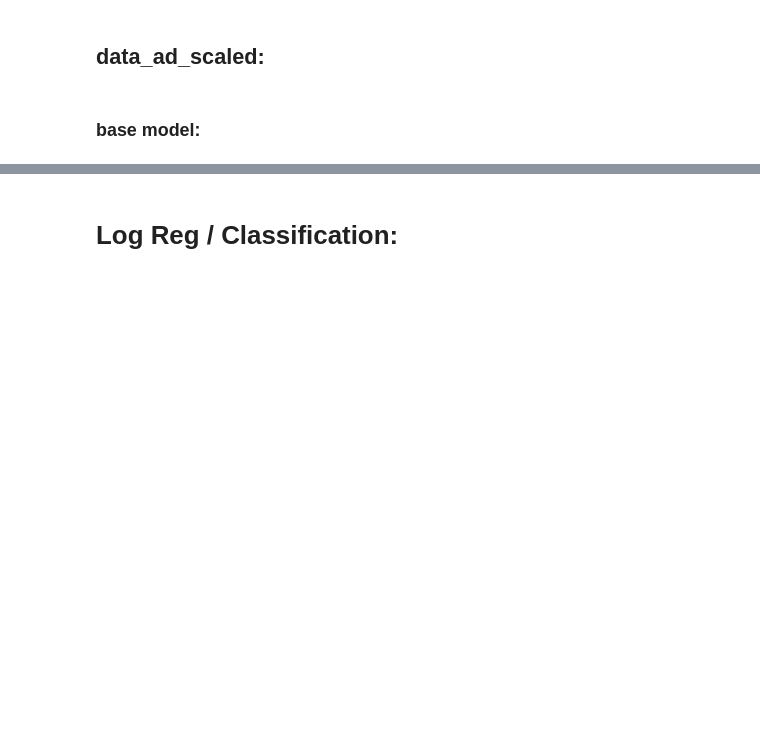
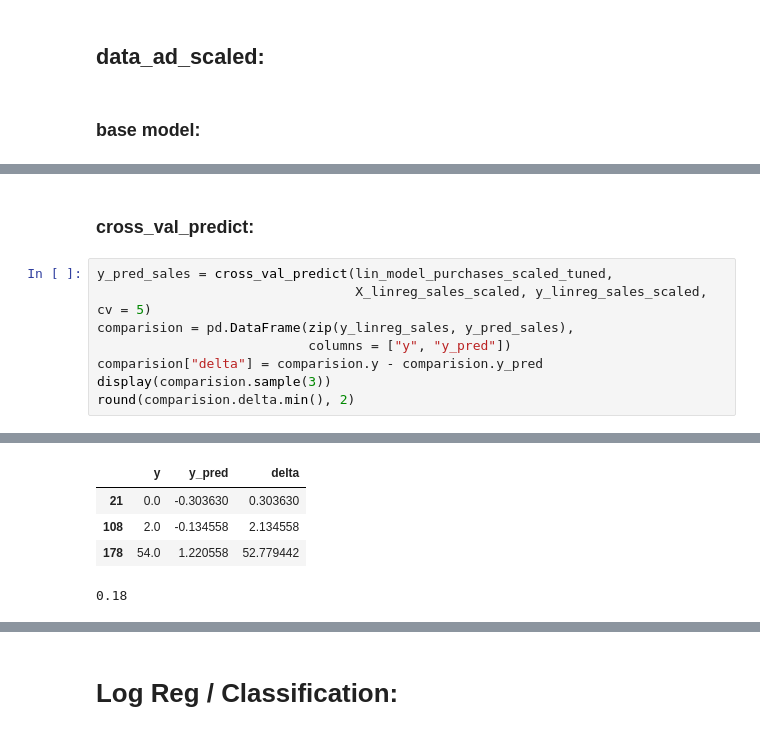
Before and after one commit to Lucas-LDN/Data_Curious_, a Jupyter notebook: First Project/Third analysis | New Data.ipynb, the cells around one changed output, grey strips where cells are left out. Drawn from its saved outputs; the diff is of its cells as text; blank space fills up the shorter version.

```diff
--- a/First Project/Third analysis | New Data.ipynb
+++ b/First Project/Third analysis | New Data.ipynb
@@ -681,0 +1040,11 @@ pd.DataFrame(result, columns = ["Feature", "Importance"])            \
+# %% [markdown]
+### cross_val_predict:
+# %%
+y_pred_sales = cross_val_predict(lin_model_purchases_scaled_tuned,
+                                 X_linreg_sales_scaled, y_linreg_sales_scaled, cv = 5)
+comparision = pd.DataFrame(zip(y_linreg_sales, y_pred_sales),
+                           columns = ["y", "y_pred"])
+comparision["delta"] = comparision.y - comparision.y_pred
+display(comparision.sample(3))
+round(comparision.delta.min(), 2)
+# %% [output]
@@ -681,0 +1052,5 @@ pd.DataFrame(result, columns = ["Feature", "Importance"])            \
+|  | y | y_pred | delta |
+| 21 | 0.0 | -0.303630 | 0.303630 |
+| 108 | 2.0 | -0.134558 | 2.134558 |
+| 178 | 54.0 | 1.220558 | 52.779442 |
+0.18
```
Also changed, not shown: parts of 81 cells of this notebook.
